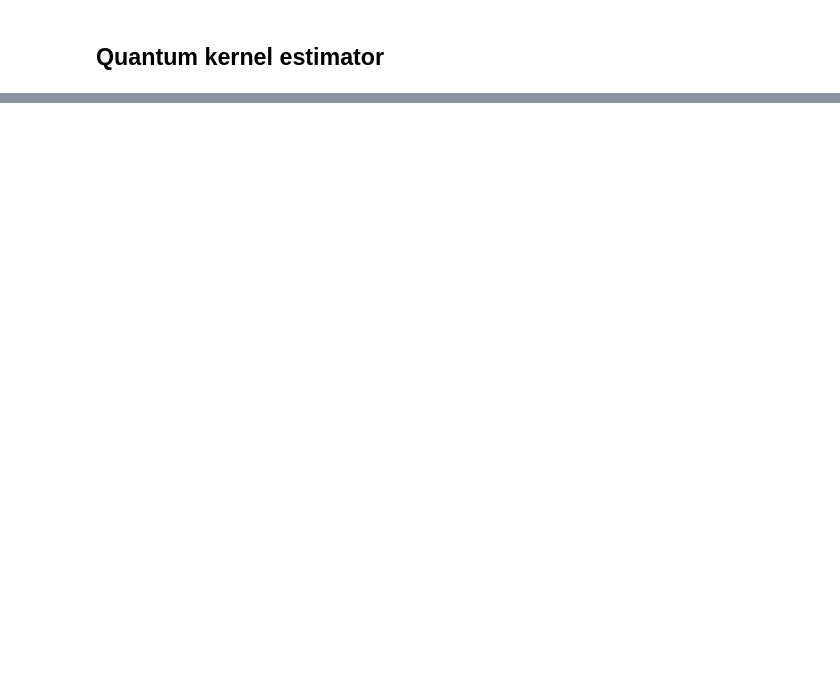
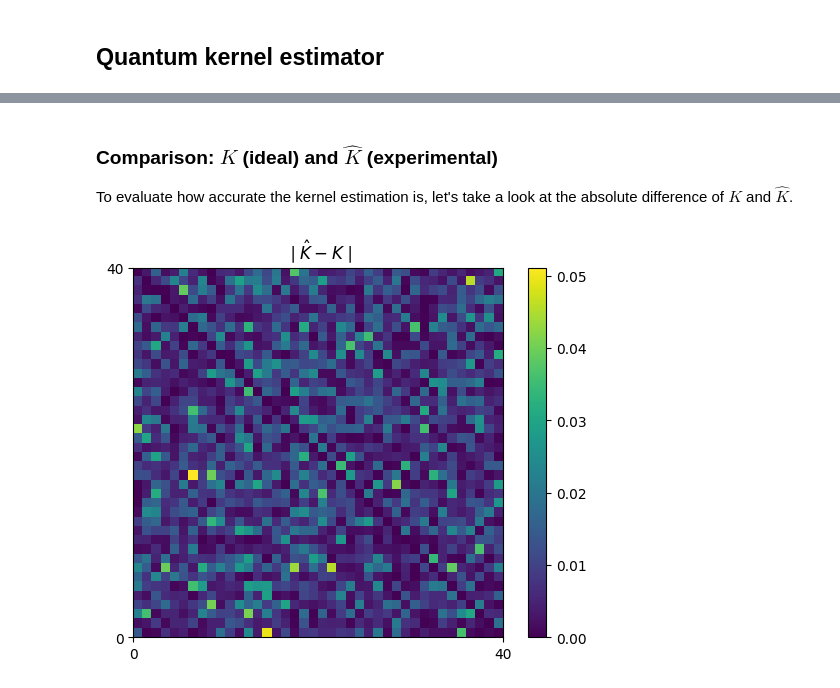
Before and after one commit to qBraid/HAQS-2022, a Jupyter notebook: qml-classifier-challenge/kernel_estimator.ipynb, the cells around one changed output, grey strips where cells are left out. Drawn from its saved outputs; the diff is of its cells as text; code cells hidden in the pictures; blank space fills up the shorter version.

```diff
--- a/qml-classifier-challenge/kernel_estimator.ipynb
+++ b/qml-classifier-challenge/kernel_estimator.ipynb
@@ -237,7 +285,6 @@ shots = 1000
 dev_est = qml.device("default.qubit", wires=n_wires, shots=shots)
 
 
-@qml.qnode(dev_est)
 def fidelity_estimate(x, z):
     """Directly estimate the fidelity between a pair of feature vectors for data `x` and `z`
 
@@ -250,4 +297,22 @@ def fidelity_estimate(x, z):
         is the number of shots determined from the dev.shots attribute of the corresponding device.
     """
 
-    # TODO
+    @qml.qnode(dev_est)
+    def circuit(x, z):
+        """Inner function which returns shape (`R`, 2) tensor"""
+        x_enc = encode_data(x)
+        z_enc = encode_data(z)
+
+        for _ in range(S_size):
+            for i in range(n_wires):
+                qml.Hadamard(wires=i)
+            embedding(x_enc)
+
+        for _ in range(S_size):
+            qml.adjoint(embedding)(z_enc)
+            for i in range(n_wires):
+                qml.Hadamard(wires=i)
+
+        return qml.sample()  # shape (`R`, 2)
+
+    return circuit(x, z).T  # shape (2, `R`)
@@ -259,3 +319,14 @@ def kernel_experimental(A, B):
+# %%
+def get_single_estimation(a, b):
+    """Line 6 to 14 of Algorithm 1 / Line 5 to 13 of Algorithm 2"""
+    meas = fidelity_estimate(a, b)
+    allzeros = ~np.any(meas, axis=0)
+    counts = np.sum(allzeros)
+    return counts / shots
+
+def kernel_experimental(A, B):
+    """Experimentally estimated kernel matrix for sets A and B."""
+    return np.array([[get_single_estimation(a, b) for b in B] for a in A])
 # %%
 # Visualize experimental kernel matrix containing the inner products of all
 # data points used for training, c.f. Havlicek Fig. 4.a (left)
@@ -272,0 +344,15 @@ plt.show()
+# %% [markdown]
+### Comparison: $K$ (ideal) and $\hat{K}$ (experimental)
+
+To evaluate how accurate the kernel estimation is, let's take a look at the absolute difference of $K$ and $\hat{K}$.
+# %%
+k_diff = np.abs(k_experimental - k_ideal)
+
+im = plt.imshow(k_diff, extent=(0, samples_per_set, 0, samples_per_set))
+plt.colorbar(im)
+plt.xticks([0, samples_per_set])
+plt.yticks([0, samples_per_set])
+plt.title("$\mid \hat{K}-K \mid$")
+plt.show()
+# %% [output]
+[figure, added]
```
Also changed, not shown: parts of 46 cells of this notebook, 2 other files.
